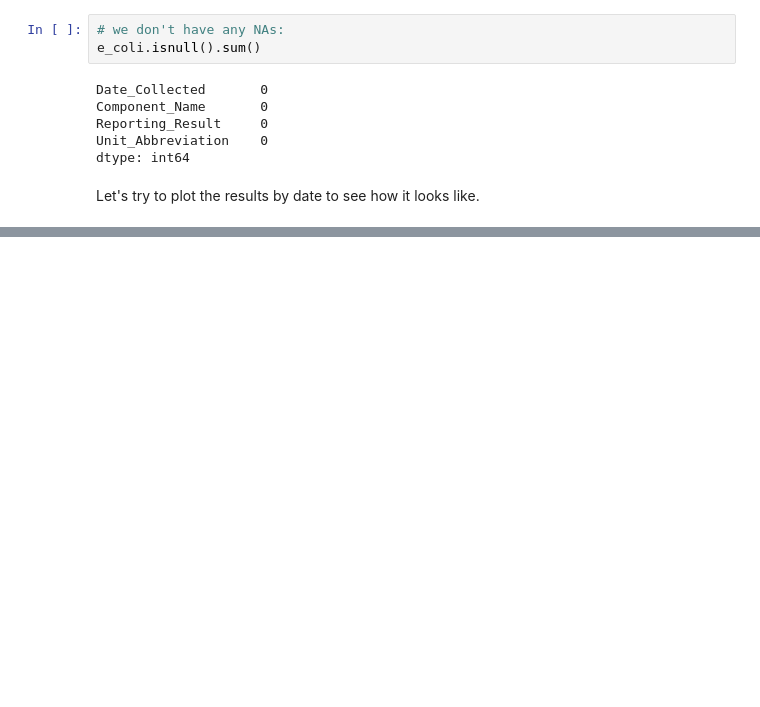
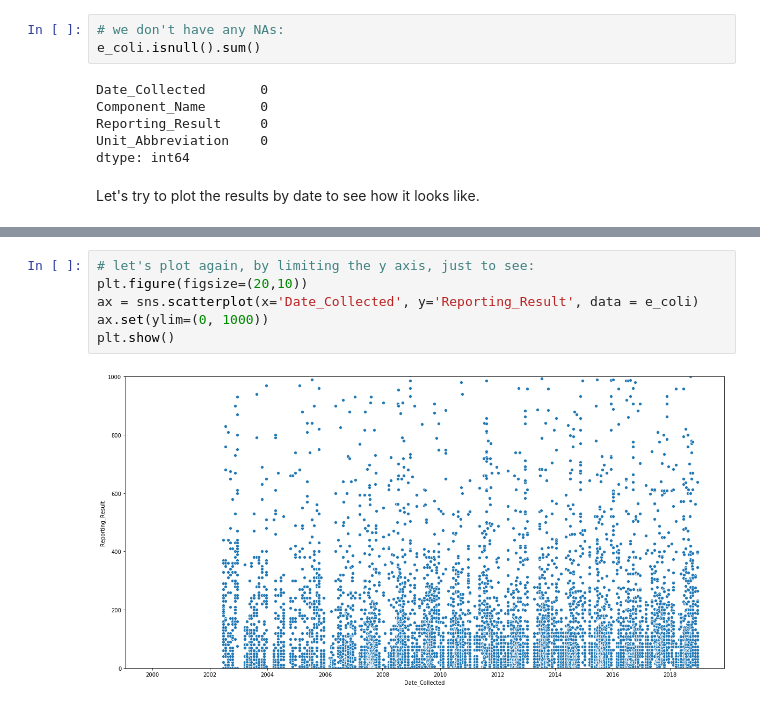
Before and after one commit to codeforboston/safe-water, a Jupyter notebook: projects/crwa/notebooks/data_for_EColi_timeseries.ipynb, the cells around one changed output, grey strips where cells are left out. Cells and saved outputs as stored; diff of their text form; blank space fills up the shorter version.

```diff
--- a/projects/crwa/notebooks/data_for_EColi_timeseries.ipynb
+++ b/projects/crwa/notebooks/data_for_EColi_timeseries.ipynb
@@ -134,0 +145,8 @@ Wow, we have some huge values! According to [CRWA's website](https://www.crwa.or
+# %%
+# let's plot again, by limiting the y axis, just to see:
+plt.figure(figsize=(20,10))
+ax = sns.scatterplot(x='Date_Collected', y='Reporting_Result', data = e_coli)
+ax.set(ylim=(0, 1000))
+plt.show()
+# %% [output]
+[figure, added]
```
Also changed, not shown: parts of 22 cells of this notebook, 1 other file.
